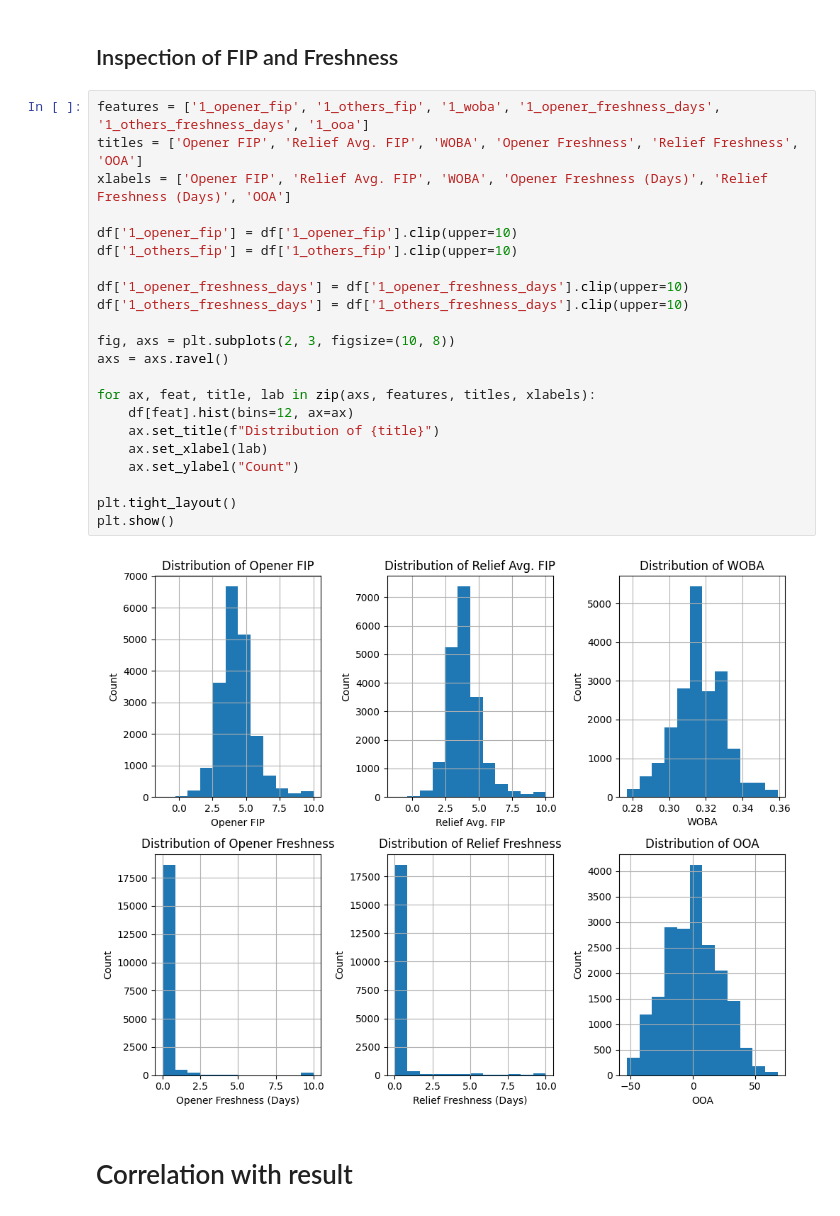
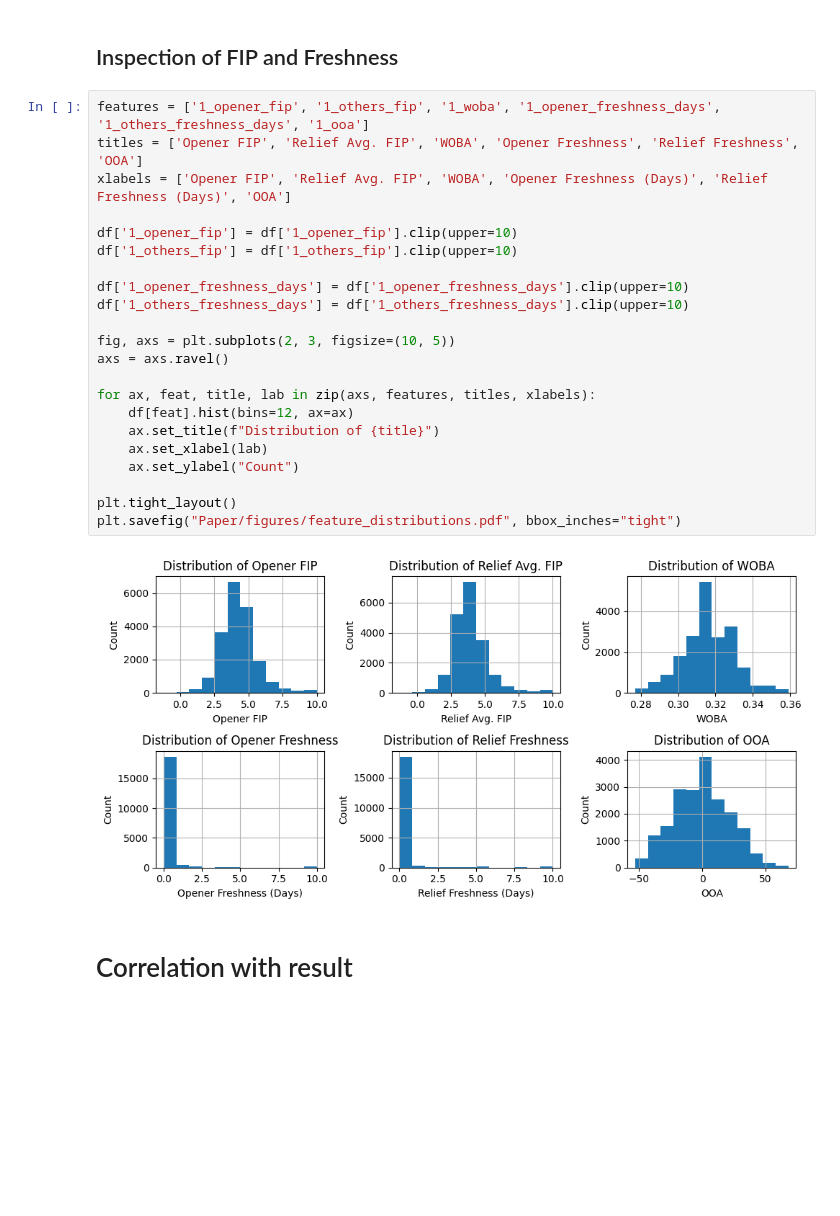
Before and after one commit to jackdpond/snare_algo, a Jupyter notebook: data_viz.ipynb, the cells around one changed output. Cells and saved outputs as stored; diff of their text form; blank space fills up the shorter version.

Commit message:
redid sizing and resolution for figures

```diff
--- a/data_viz.ipynb
+++ b/data_viz.ipynb
@@ -43,27 +43,27 @@ df['1_others_freshness_days'] = df['1_others_freshness'] / 3600
 # %%
 features = ['1_opener_fip', '1_others_fip', '1_woba', '1_opener_freshness_days', '1_others_freshness_days', '1_ooa']
 titles = ['Opener FIP', 'Relief Avg. FIP', 'WOBA', 'Opener Freshness', 'Relief Freshness', 'OOA']
 xlabels = ['Opener FIP', 'Relief Avg. FIP', 'WOBA', 'Opener Freshness (Days)', 'Relief Freshness (Days)', 'OOA']
 
 df['1_opener_fip'] = df['1_opener_fip'].clip(upper=10)
 df['1_others_fip'] = df['1_others_fip'].clip(upper=10)
 
 df['1_opener_freshness_days'] = df['1_opener_freshness_days'].clip(upper=10)
 df['1_others_freshness_days'] = df['1_others_freshness_days'].clip(upper=10)
 
-fig, axs = plt.subplots(2, 3, figsize=(10, 8))
+fig, axs = plt.subplots(2, 3, figsize=(10, 5))
 axs = axs.ravel()
 
 for ax, feat, title, lab in zip(axs, features, titles, xlabels):
     df[feat].hist(bins=12, ax=ax)
     ax.set_title(f"Distribution of {title}")
     ax.set_xlabel(lab)
     ax.set_ylabel("Count")
 
 plt.tight_layout()
-plt.show()
+plt.savefig("Paper/figures/feature_distributions.pdf", bbox_inches="tight")
 # %% [output]
-[figure, old version]
+[figure, new version]
 # %% [markdown]
 # Correlation with result
 # %%
```
Also changed, not shown: parts of 2 cells of this notebook, 2 other files.
